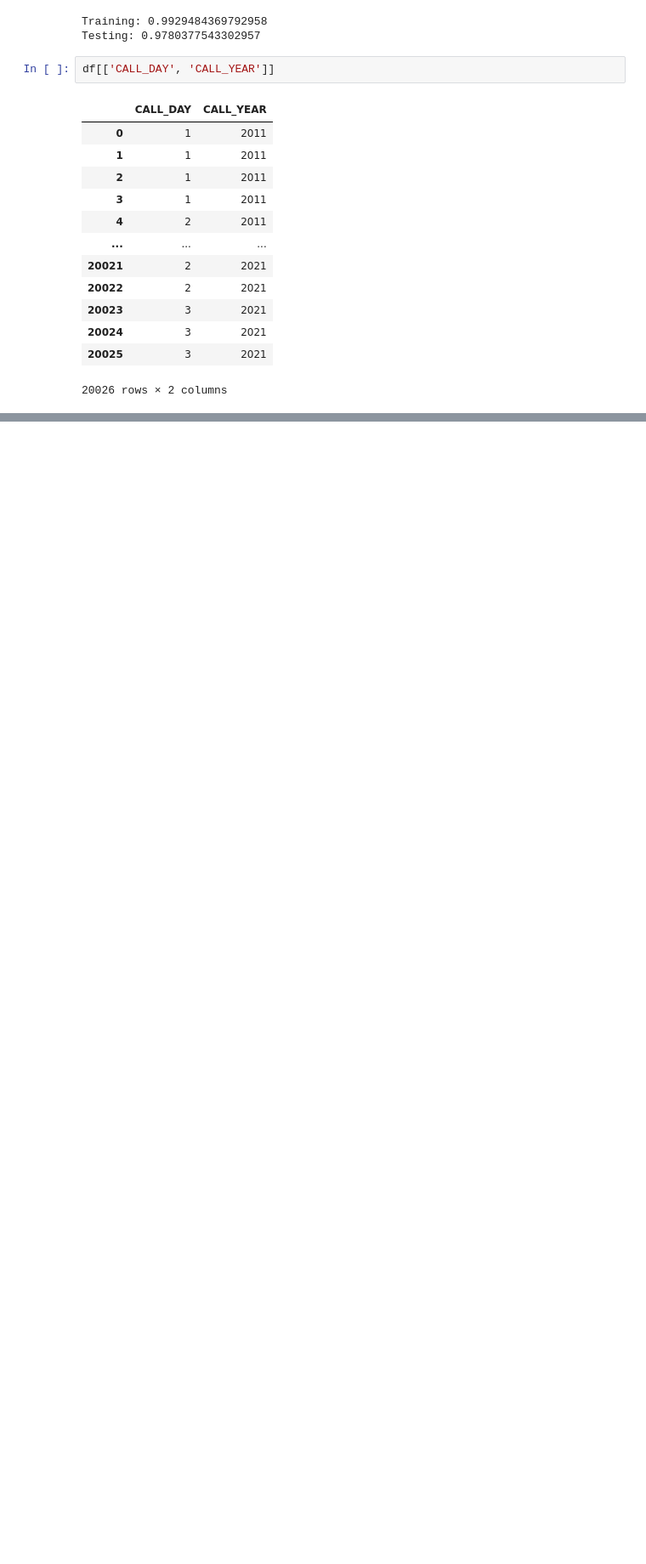
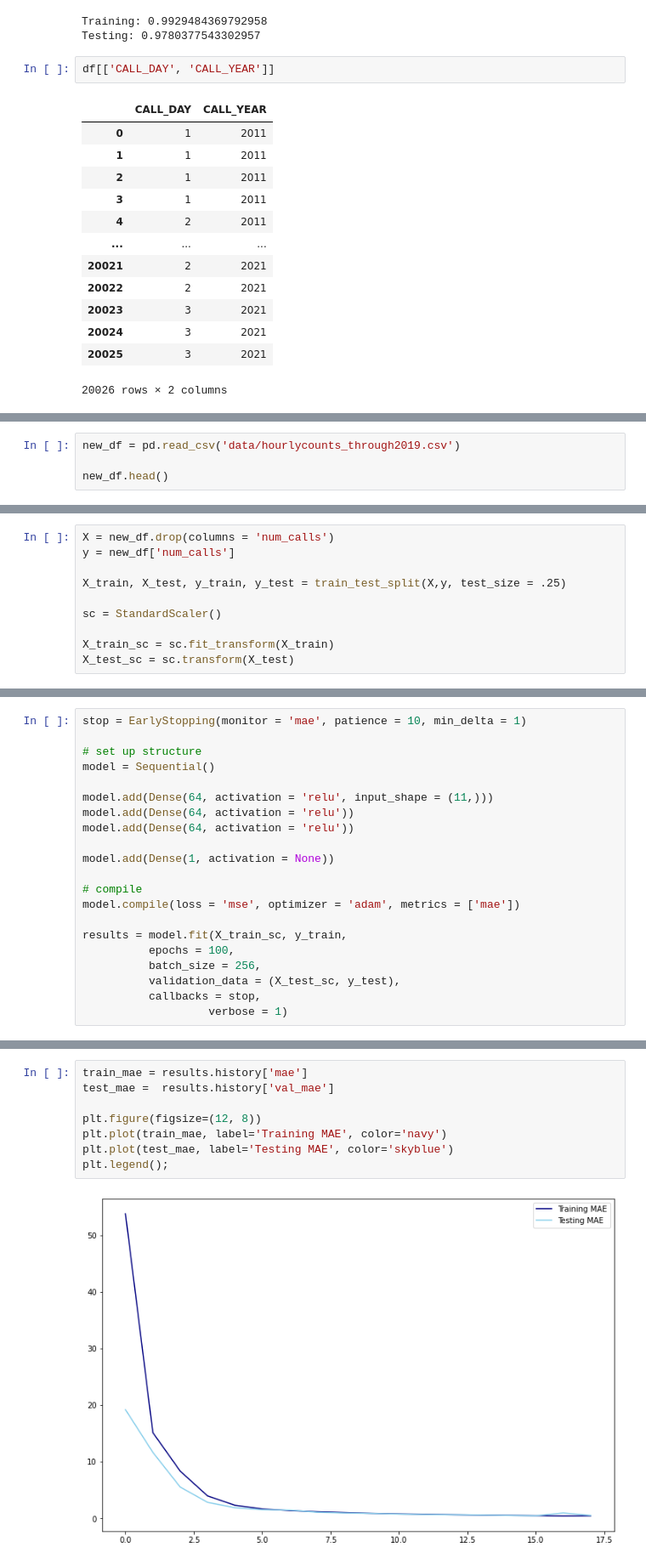
Before and after one commit to dsi-group1/NYC-EMS-Response, a Jupyter notebook: Rough_Model-Chris.ipynb, the cells around one changed output, grey strips where cells are left out. Shown: that part at 85% size. Cells and saved outputs as stored; diff of their text form; blank space fills up the shorter version.

Commit message:
normal commit after additional modelling neural nets

```diff
--- a/Rough_Model-Chris.ipynb
+++ b/Rough_Model-Chris.ipynb
@@ -259,0 +256,4 @@ model = Sequential()
+# %%
+new_df = pd.read_csv('data/hourlycounts_through2019.csv')
+
+new_df.head()
@@ -259,0 +267,10 @@ model = Sequential()
+# %%
+X = new_df.drop(columns = 'num_calls')
+y = new_df['num_calls']
+
+X_train, X_test, y_train, y_test = train_test_split(X,y, test_size = .25)
+
+sc = StandardScaler()
+
+X_train_sc = sc.fit_transform(X_train)
+X_test_sc = sc.transform(X_test)
@@ -259,0 +281,21 @@ model = Sequential()
+# %%
+stop = EarlyStopping(monitor = 'mae', patience = 10, min_delta = 1)
+
+# set up structure
+model = Sequential()
+
+model.add(Dense(64, activation = 'relu', input_shape = (11,)))
+model.add(Dense(64, activation = 'relu'))
+model.add(Dense(64, activation = 'relu'))
+
+model.add(Dense(1, activation = None))
+
+# compile
+model.compile(loss = 'mse', optimizer = 'adam', metrics = ['mae'])
+
+results = model.fit(X_train_sc, y_train,
+          epochs = 100,
+          batch_size = 256,
+          validation_data = (X_test_sc, y_test),
+          callbacks = stop,
+                   verbose = 1)
@@ -259,0 +336,10 @@ model = Sequential()
+# %%
+train_mae = results.history['mae']
+test_mae =  results.history['val_mae']
+
+plt.figure(figsize=(12, 8))
+plt.plot(train_mae, label='Training MAE', color='navy')
+plt.plot(test_mae, label='Testing MAE', color='skyblue')
+plt.legend();
+# %% [output]
+[figure, added]
```
Also changed, not shown: parts of 12 cells of this notebook.
